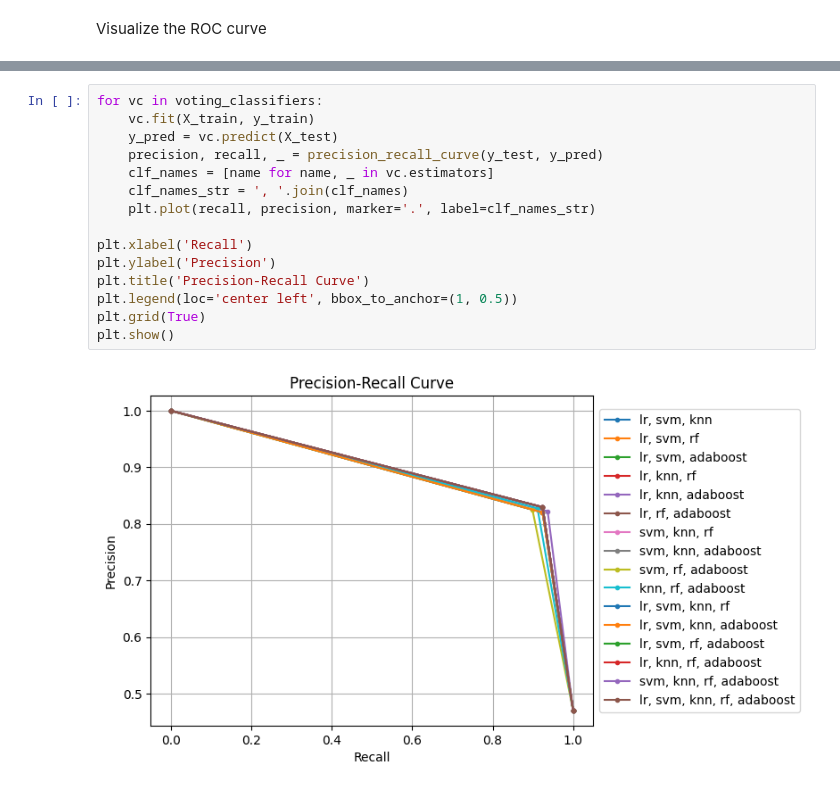
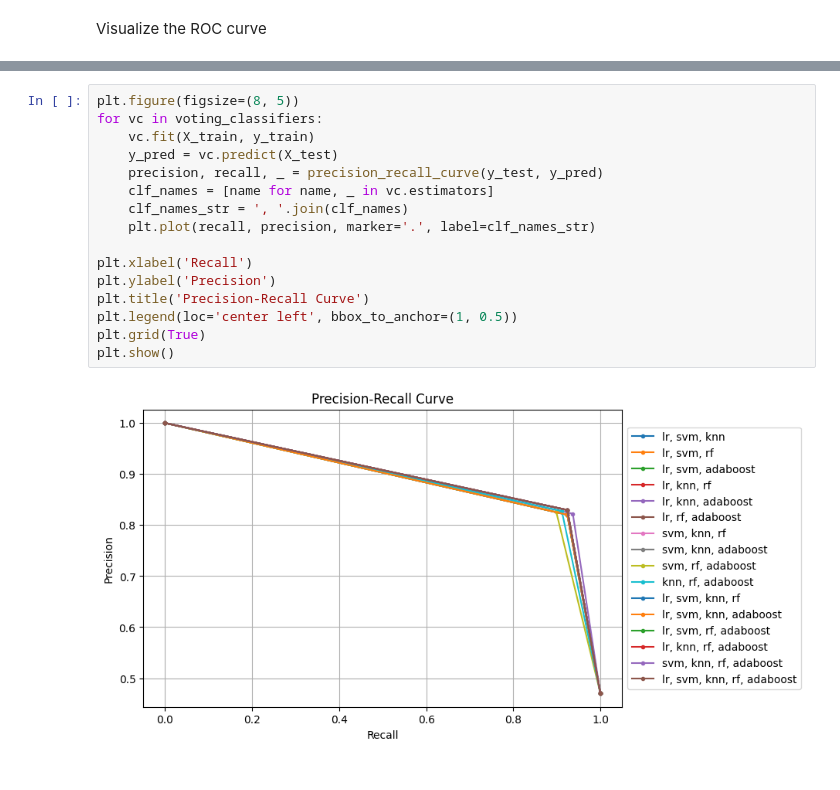
Before and after one commit to trizkynoviandy/glioma-grading, a Jupyter notebook: glioma_grading.ipynb, the cells around one changed output, grey strips where cells are left out. Cells and saved outputs as stored; diff of their text form.

```diff
--- a/glioma_grading.ipynb
+++ b/glioma_grading.ipynb
@@ -202,17 +213,18 @@ plt.show()
 # %%
+plt.figure(figsize=(8, 5))
 for vc in voting_classifiers:
     vc.fit(X_train, y_train)
     y_pred = vc.predict(X_test)
     precision, recall, _ = precision_recall_curve(y_test, y_pred)
     clf_names = [name for name, _ in vc.estimators]
     clf_names_str = ', '.join(clf_names)
     plt.plot(recall, precision, marker='.', label=clf_names_str)
 
 plt.xlabel('Recall')
 plt.ylabel('Precision')
 plt.title('Precision-Recall Curve')
 plt.legend(loc='center left', bbox_to_anchor=(1, 0.5))
 plt.grid(True)
 plt.show()
 # %% [output]
-[figure, old version]
+[figure, new version]
```
Also changed, not shown: parts of 3 cells of this notebook.
